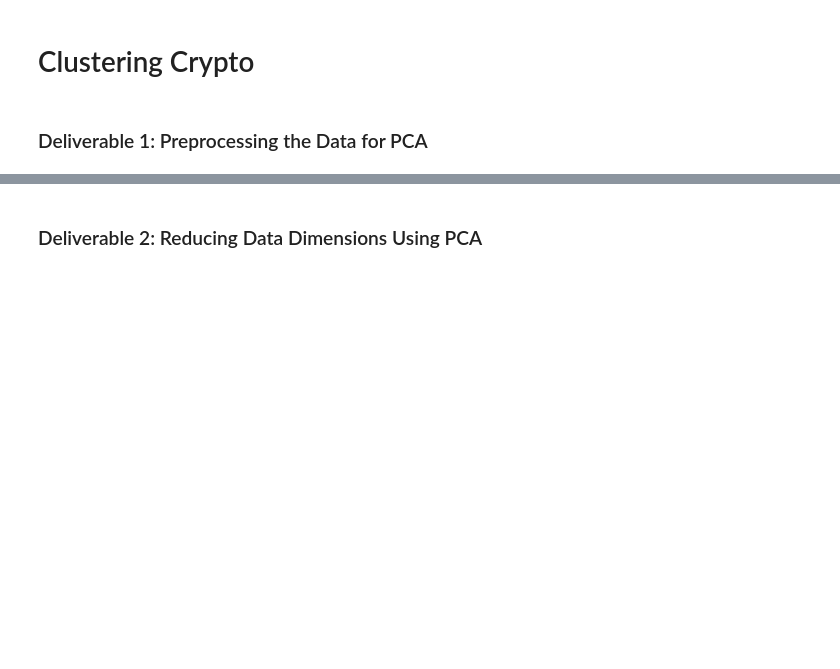
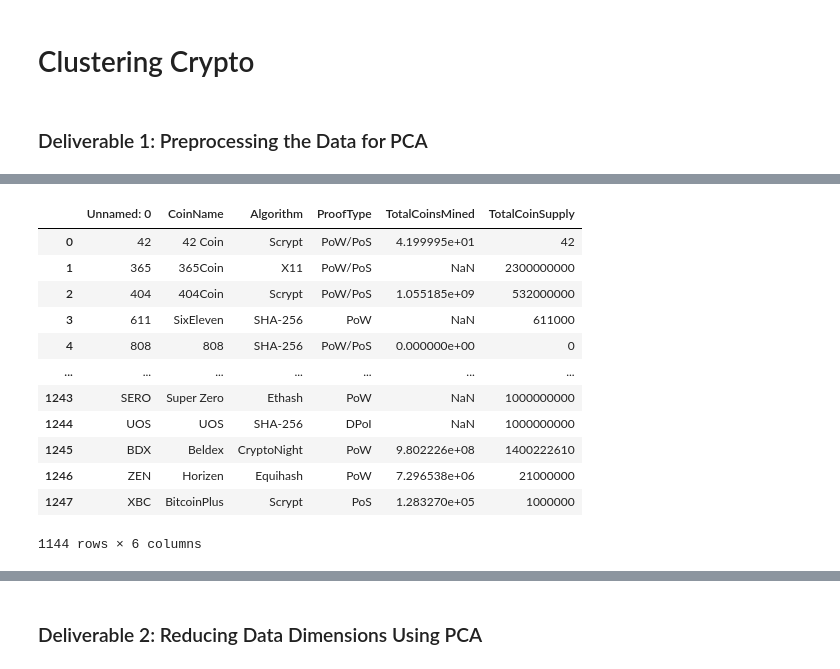
Before and after one commit to zkt2018/Cryptocurrencies, a Jupyter notebook: crypto_clustering.ipynb, the cells around one changed output, grey strips where cells are left out. Saved outputs shown, nothing was run; the diff lists cells and outputs as text; code cells hidden in the pictures; blank space fills up the shorter version.

```diff
--- a/crypto_clustering.ipynb
+++ b/crypto_clustering.ipynb
@@ -25,5 +69,20 @@ crypto_df[crypto_df['Algorithm'] != 'N/A']
 # %%
 # Remove the "IsTrading" column.
-crypto_df.drop(columns=['IsTrading'], inplace=True)
+cleaned_crypto_df = working_crypto_df.drop(columns='IsTrading')
+cleaned_crypto_df
+# %% [output]
+|  | Unnamed: 0 | CoinName | Algorithm | ProofType | TotalCoinsMined | TotalCoinSupply |
+| 0 | 42 | 42 Coin | Scrypt | PoW/PoS | 4.199995e+01 | 42 |
+| 1 | 365 | 365Coin | X11 | PoW/PoS | NaN | 2300000000 |
+| 2 | 404 | 404Coin | Scrypt | PoW/PoS | 1.055185e+09 | 532000000 |
+| 3 | 611 | SixEleven | SHA-256 | PoW | NaN | 611000 |
+| 4 | 808 | 808 | SHA-256 | PoW/PoS | 0.000000e+00 | 0 |
+| ... | ... | ... | ... | ... | ... | ... |
+| 1243 | SERO | Super Zero | Ethash | PoW | NaN | 1000000000 |
+| 1244 | UOS | UOS | SHA-256 | DPoI | NaN | 1000000000 |
+| 1245 | BDX | Beldex | CryptoNight | PoW | 9.802226e+08 | 1400222610 |
+| 1246 | ZEN | Horizen | Equihash | PoW | 7.296538e+06 | 21000000 |
+| 1247 | XBC | BitcoinPlus | Scrypt | PoS | 1.283270e+05 | 1000000 |
+1144 rows × 6 columns
 # %%
 # Remove rows that have at least 1 null value.
```
Also changed, not shown: parts of 5 cells of this notebook.
